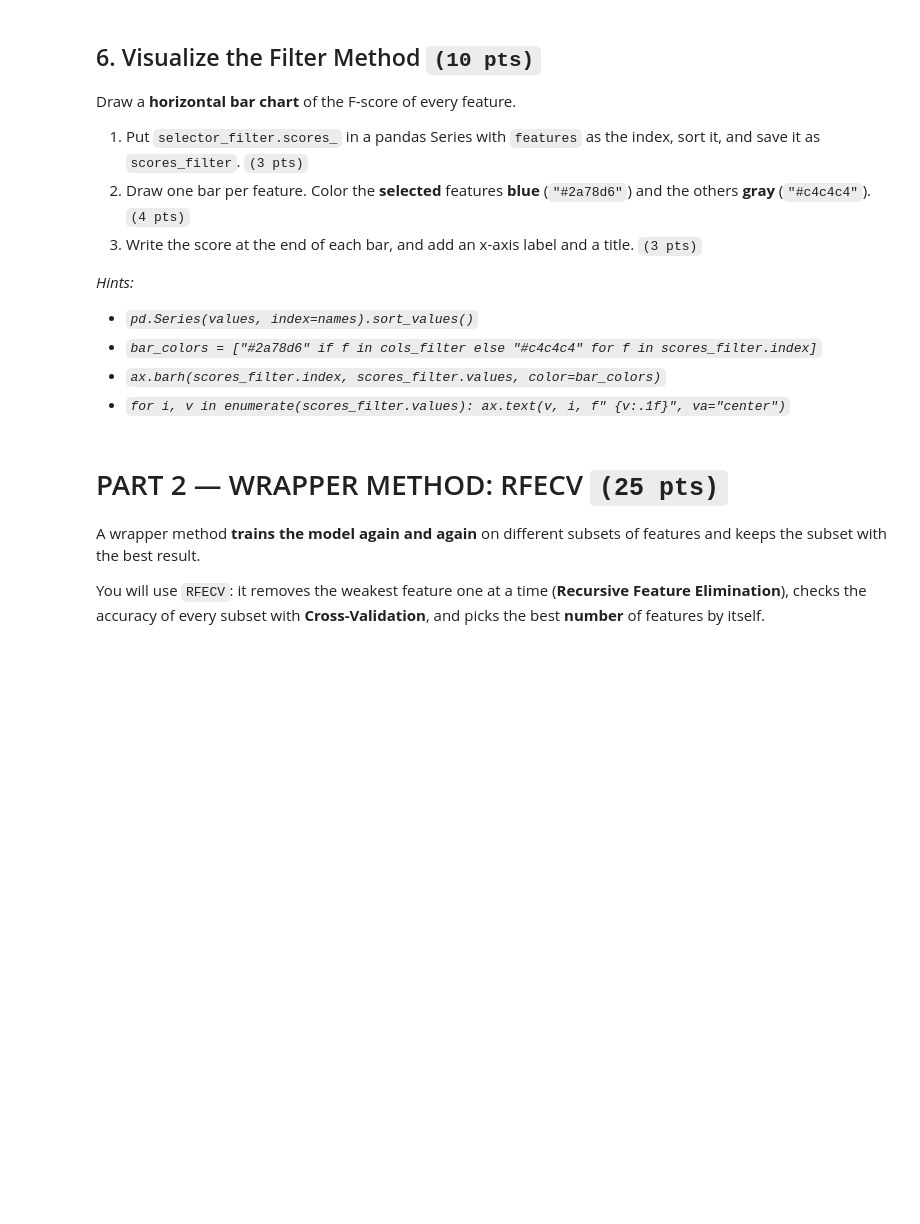
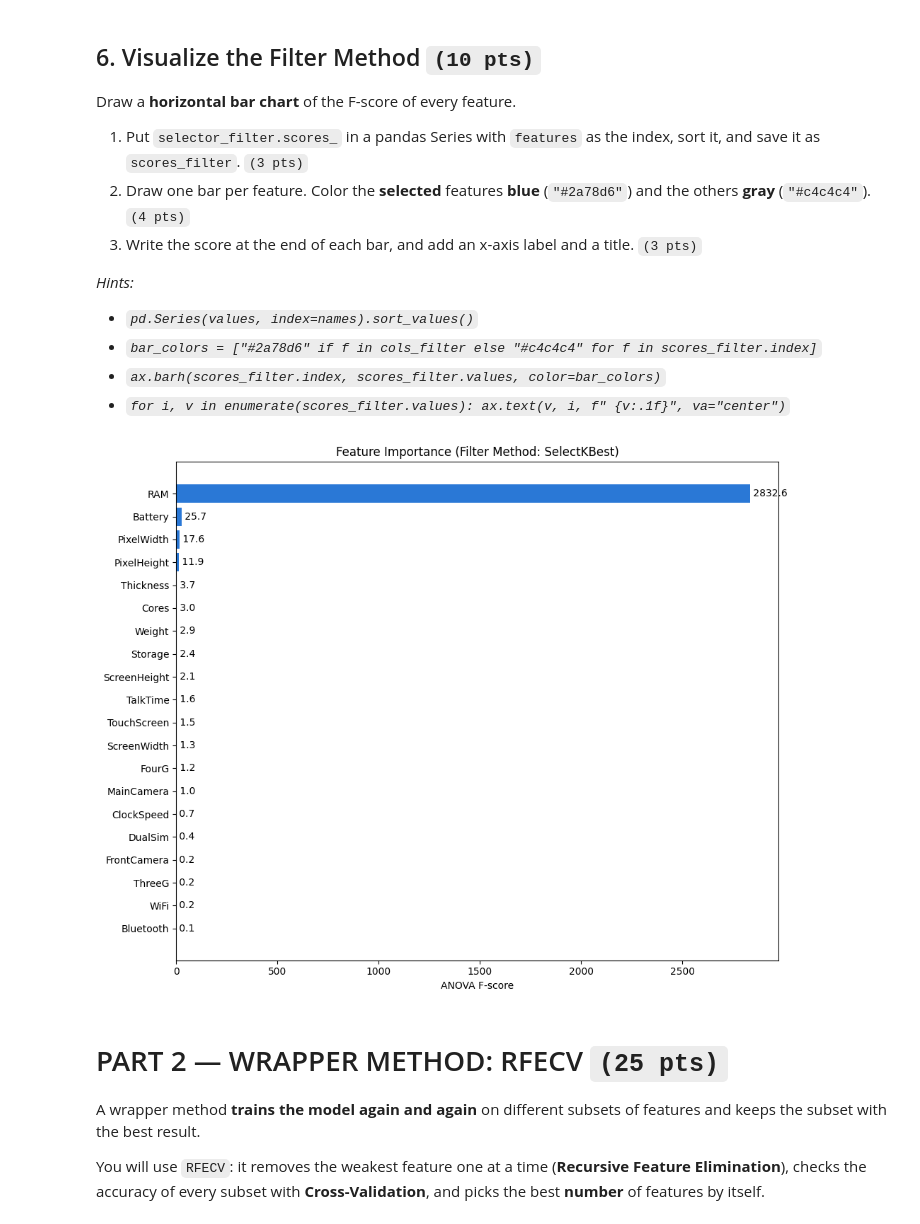
Before and after one commit to jp-dotosme/CCADMACL-COM242ML-Dotosme, a Jupyter notebook: DOTOSME_COM242ML_Feature-Selection.ipynb, the cells around one changed output. Saved outputs shown, nothing was run; the diff lists cells and outputs as text; code cells hidden in the pictures; blank space fills up the shorter version.

```diff
--- a/DOTOSME_COM242ML_Feature-Selection.ipynb
+++ b/DOTOSME_COM242ML_Feature-Selection.ipynb
@@ -224,0 +221,8 @@ Filter test accuracy: 0.9675
+# %%
+cols_filter = list(X_train.columns[SelectKBest.get_support()])
+print("Selected Features:", cols_filter)
+model_filter = LogisticRegression(max_iter=1000)
+model_filter.fit(X_train[cols_filter], y_train)
+pred_filter = model_filter.predict(X_test[cols_filter])
+acc_filter = accuracy_score(y_test, pred_filter)
+print("Filter test accuracy:", round(acc_filter, 4))
@@ -241,3 +246,16 @@ Draw a **horizontal bar chart** of the F-score of every feature.
+# %%
+scores_filter = pd.Series(SelectKBest.scores_, index=features).sort_values()
+fig, ax = plt.subplots(figsize=(10, 8))
+bar_colors = ["#2a78d6" if f in cols_filter else "#c4c4c4" for f in scores_filter.index]
+ax.barh(scores_filter.index, scores_filter.values, color=bar_colors)
+for i, v in enumerate(scores_filter.values):
+    ax.text(v, i, f" {v:.1f}", va="center")
+ax.set_xlabel("ANOVA F-score")
+ax.set_title("Feature Importance (Filter Method: SelectKBest)")
+plt.tight_layout()
+plt.show()
+# %% [output]
+[figure, added]
 # %% [markdown]
 # PART 2 — WRAPPER METHOD: RFECV `(25 pts)`
 
```
Also changed, not shown: parts of 16 cells of this notebook.
